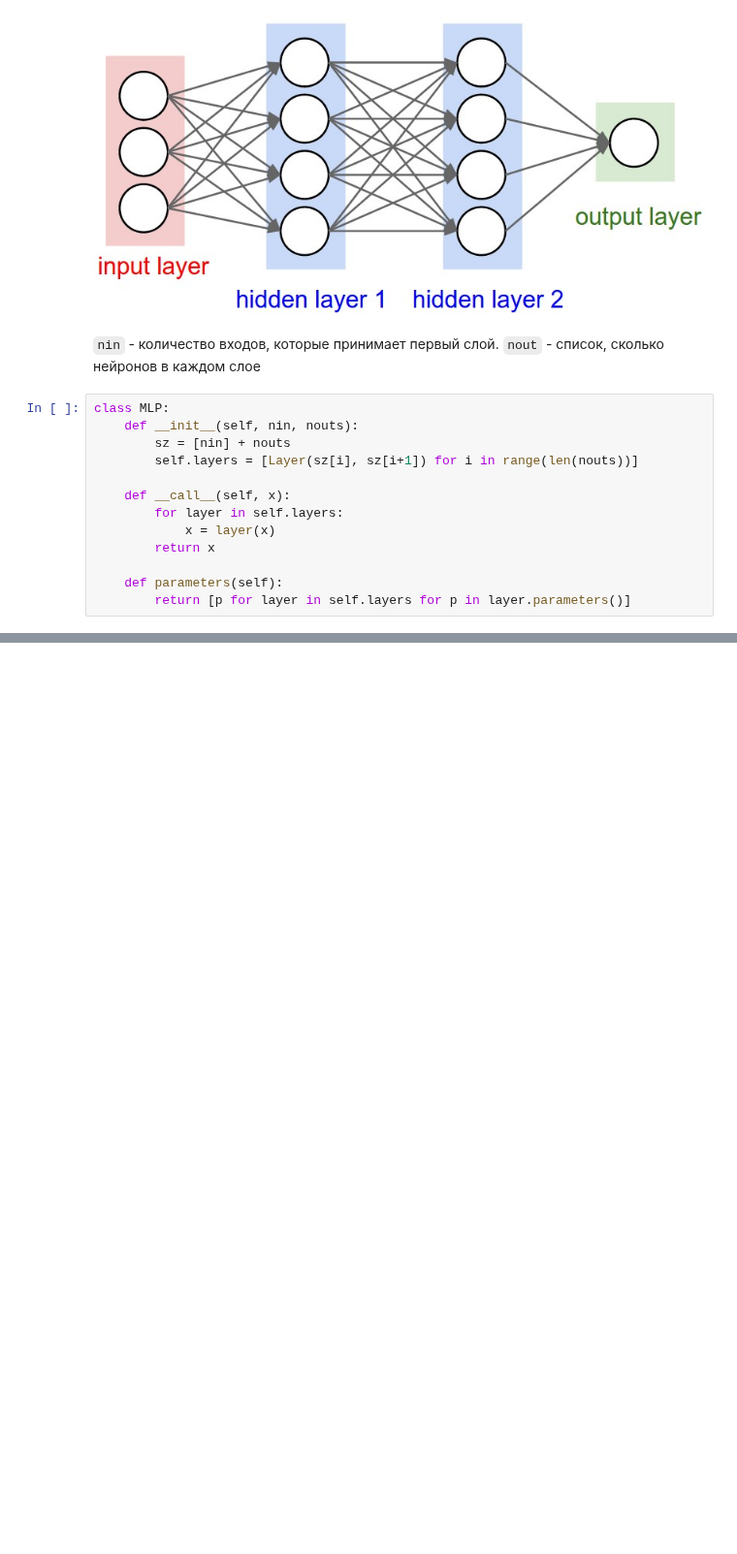
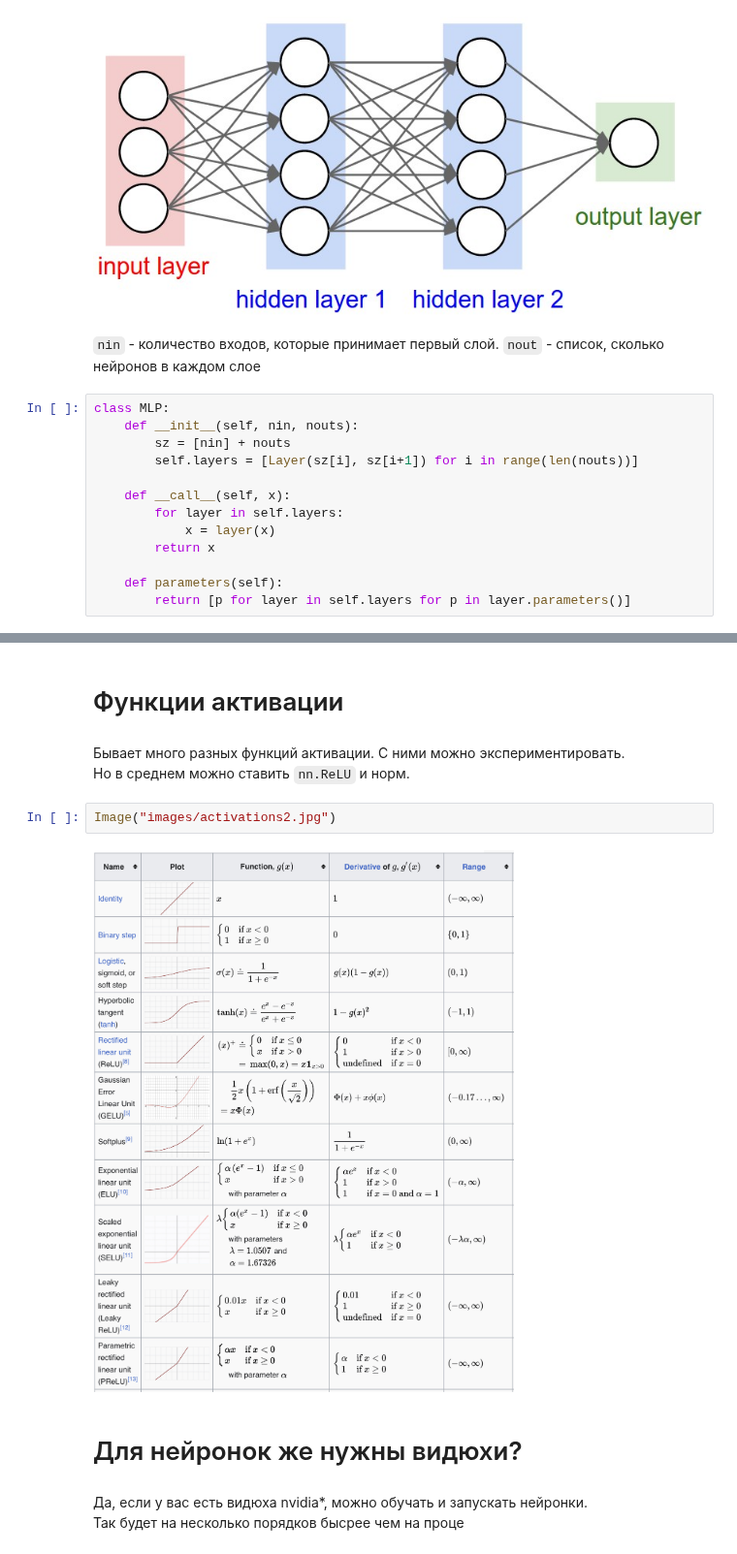
Before and after one commit to kokamido/ml2023, a Jupyter notebook: 08-NN/1-Backprop2.ipynb, the cells around one changed output, grey strips where cells are left out. Shown at 97% size. Cells and saved outputs as stored; diff of their text form; blank space fills up the shorter version.

```diff
--- a/08-NN/1-Backprop2.ipynb
+++ b/08-NN/1-Backprop2.ipynb
@@ -625,0 +922,14 @@ Value(data=0.48495044194002157)
+# %% [markdown]
+# Функции активации
+# %% [markdown]
+Бывает много разных функций активации. С ними можно экспериментировать.
+Но в среднем можно ставить `nn.ReLU` и норм.
+# %%
+Image("images/activations2.jpg")
+# %% [output]
+[figure, added]
+# %% [markdown]
+# Для нейронок же нужны видюхи?
+# %% [markdown]
+Да, если у вас есть видюха nvidia*, можно обучать и запускать нейронки.
+Так будет на несколько порядков бысрее чем на проце
```
Also changed, not shown: parts of 59 cells of this notebook.
